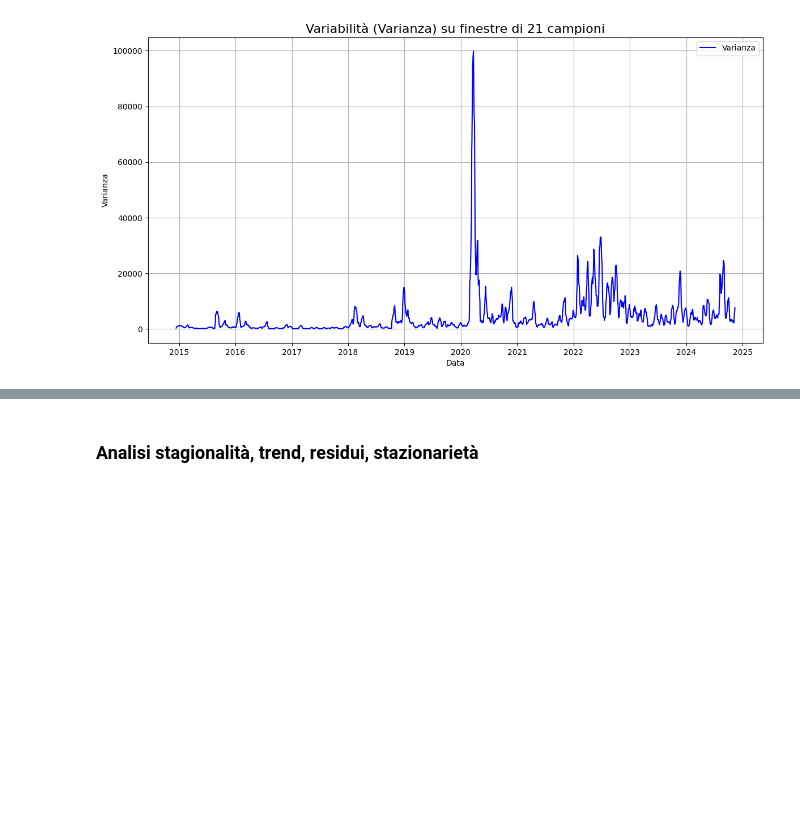
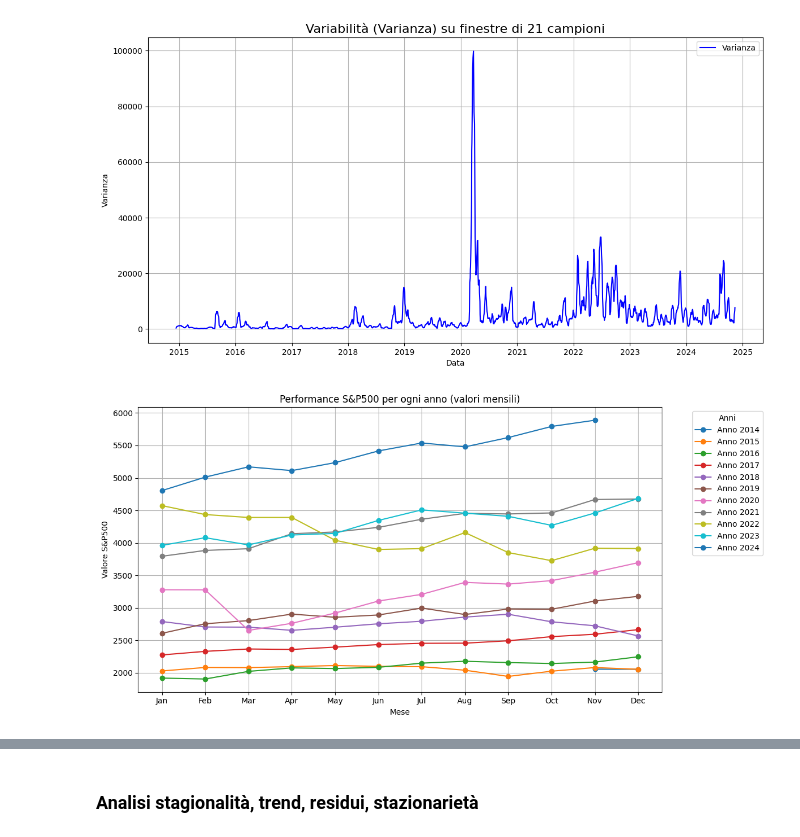
Before and after one commit to lucabellantee/Time-series-analysis, a Jupyter notebook: time_series.ipynb, the cells around one changed output, grey strips where cells are left out. Drawn from its saved outputs; the diff is of its cells as text; code cells hidden in the pictures; blank space fills up the shorter version.

```diff
--- a/time_series.ipynb
+++ b/time_series.ipynb
@@ -134,3 +147,47 @@ plt.grid(True)
 plt.show()
 # %% [output]
 [figure]
+# %%
+import matplotlib.pyplot as plt
+import pandas as pd
+
+# Assicurati che la colonna 'Date' sia in formato datetime
+df_index['Date'] = pd.to_datetime(df_index['Date'])
+
+# Estrai l'anno e il mese
+df_index['Year'] = df_index['Date'].dt.year
+df_index['Month'] = df_index['Date'].dt.month
+
+# Calcola la media mensile del S&P500 per ogni anno e mese
+df_monthly = df_index.groupby(['Year', 'Month'])['S&P500'].mean().reset_index()
+
+# Crea un dizionario per i nomi dei mesi
+month_names = ['Jan', 'Feb', 'Mar', 'Apr', 'May', 'Jun', 'Jul', 'Aug', 'Sep', 'Oct', 'Nov', 'Dec']
+
+# Crea il grafico
+plt.figure(figsize=(12, 6))
+
+# Crea il grafico per ogni anno
+years = df_monthly['Year'].unique()
+for year in years:
+    # Filtra i dati per l'anno corrente
+    df_year = df_monthly[df_monthly['Year'] == year]
+
+    # Traccia il grafico per questo anno
+    plt.plot(df_year['Month'], df_year['S&P500'], label=f"Anno {year}", marker='o')
+
+# Imposta l'asse x per mostrare i mesi
+plt.xticks(ticks=range(1, 13), labels=month_names)
+
+# Aggiungi titolo, etichette e legenda
+plt.title("Performance S&P500 per ogni anno (valori mensili)")
+plt.xlabel("Mese")
+plt.ylabel("Valore S&P500")
+plt.grid(True)
+plt.legend(title="Anni", bbox_to_anchor=(1.05, 1), loc='upper left')
+
+# Mostra il grafico
+plt.tight_layout()
+plt.show()
+# %% [output]
+[figure, added]
```
Also changed, not shown: parts of 6 cells of this notebook.
